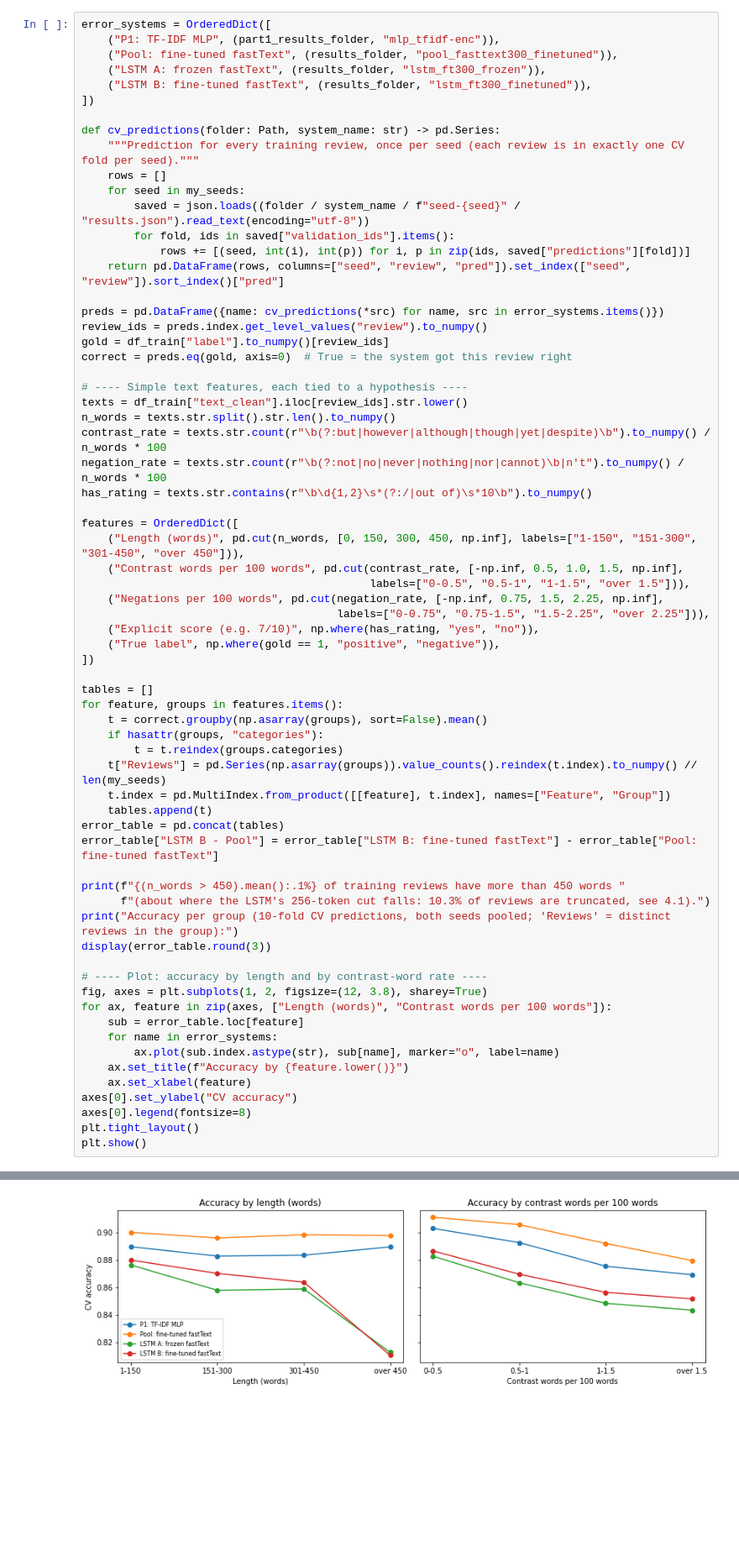
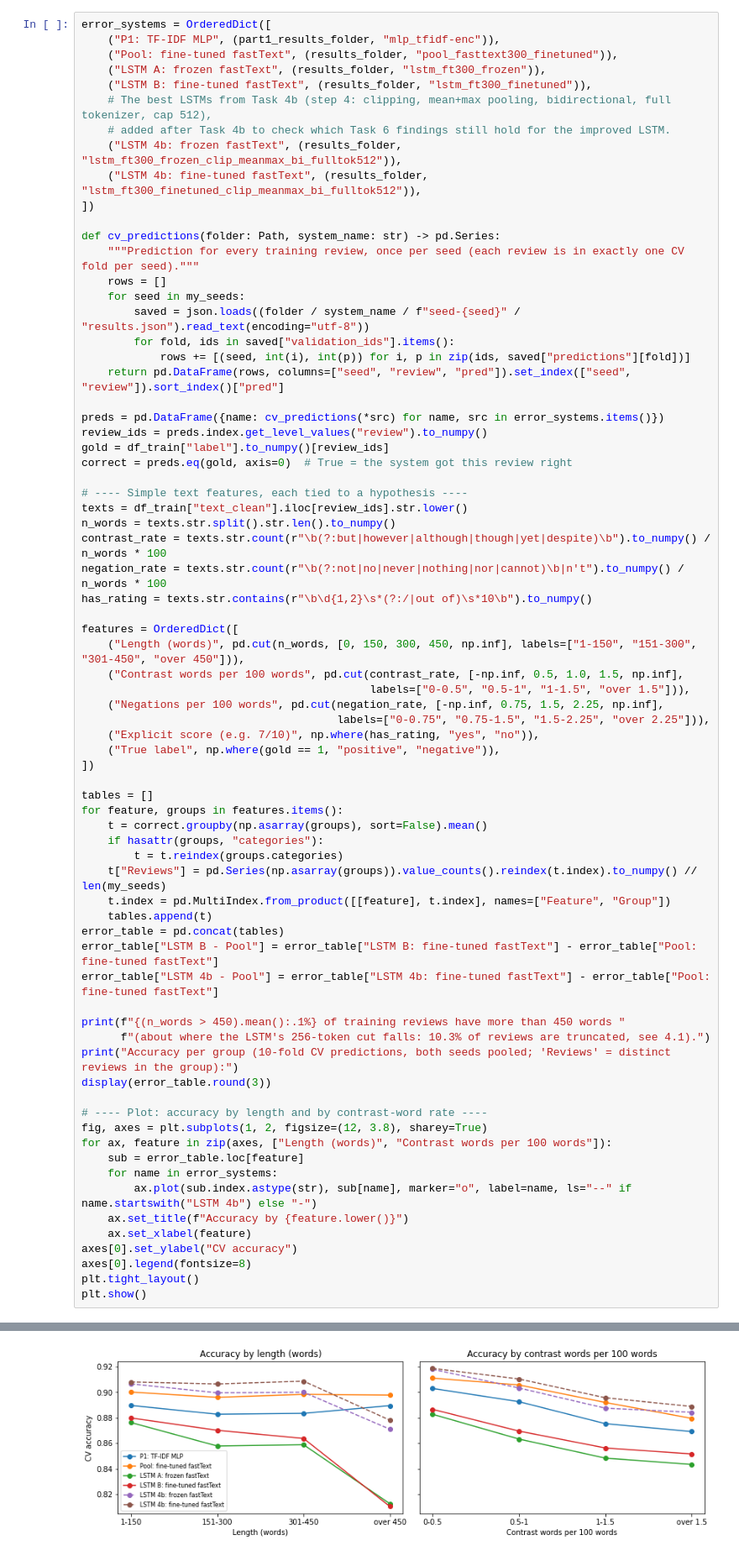
Before and after one commit to AlexVardakis/nlp1-student, a Jupyter notebook: part2/project.ipynb, the cells around one changed output, grey strips where cells are left out. Shown at 84% size. Drawn from its saved outputs; the diff is of its cells as text; blank space fills up the shorter version.

Commit message:
Task 6: add the Task 4b step-4 LSTMs to the error analysis, update 6.1, Summary and reading guide
Co-Authored-By: Claude Opus 5.5 <noreply@anthropic.com>

```diff
--- a/part2/project.ipynb
+++ b/part2/project.ipynb
@@ -1410,6 +1410,10 @@ error_systems = OrderedDict([
     ("Pool: fine-tuned fastText", (results_folder, "pool_fasttext300_finetuned")),
     ("LSTM A: frozen fastText", (results_folder, "lstm_ft300_frozen")),
     ("LSTM B: fine-tuned fastText", (results_folder, "lstm_ft300_finetuned")),
+    # The best LSTMs from Task 4b (step 4: clipping, mean+max pooling, bidirectional, full tokenizer, cap 512),
+    # added after Task 4b to check which Task 6 findings still hold for the improved LSTM.
+    ("LSTM 4b: frozen fastText", (results_folder, "lstm_ft300_frozen_clip_meanmax_bi_fulltok512")),
+    ("LSTM 4b: fine-tuned fastText", (results_folder, "lstm_ft300_finetuned_clip_meanmax_bi_fulltok512")),
 ])
 
 def cv_predictions(folder: Path, system_name: str) -> pd.Series:
@@ -1453,6 +1457,7 @@ for feature, groups in features.items():
     tables.append(t)
 error_table = pd.concat(tables)
 error_table["LSTM B - Pool"] = error_table["LSTM B: fine-tuned fastText"] - error_table["Pool: fine-tuned fastText"]
+error_table["LSTM 4b - Pool"] = error_table["LSTM 4b: fine-tuned fastText"] - error_table["Pool: fine-tuned fastText"]
 
 print(f"{(n_words > 450).mean():.1%} of training reviews have more than 450 words "
       f"(about where the LSTM's 256-token cut falls: 10.3% of reviews are truncated, see 4.1).")
@@ -1464,7 +1469,7 @@ fig, axes = plt.subplots(1, 2, figsize=(12, 3.8), sharey=True)
 for ax, feature in zip(axes, ["Length (words)", "Contrast words per 100 words"]):
     sub = error_table.loc[feature]
     for name in error_systems:
-        ax.plot(sub.index.astype(str), sub[name], marker="o", label=name)
+        ax.plot(sub.index.astype(str), sub[name], marker="o", label=name, ls="--" if name.startswith("LSTM 4b") else "-")
     ax.set_title(f"Accuracy by {feature.lower()}")
     ax.set_xlabel(feature)
 axes[0].set_ylabel("CV accuracy")
@@ -1495 +1500 @@ Accuracy per group (10-fold CV predictions, both seeds pooled; 'Reviews' = disti
-[figure, old version]
+[figure, new version]
```
Also changed, not shown: parts of 6 cells of this notebook.
